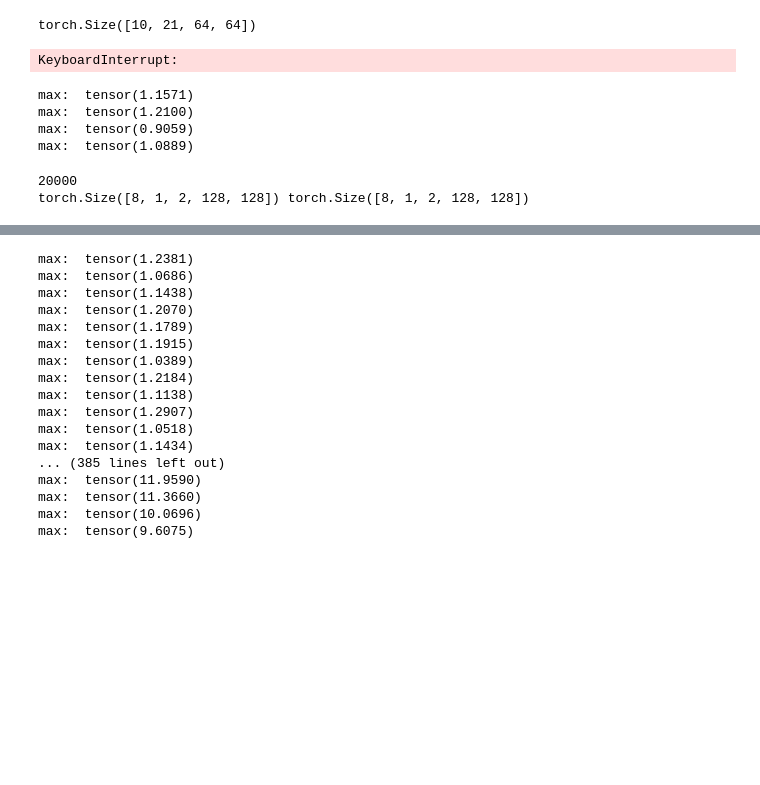
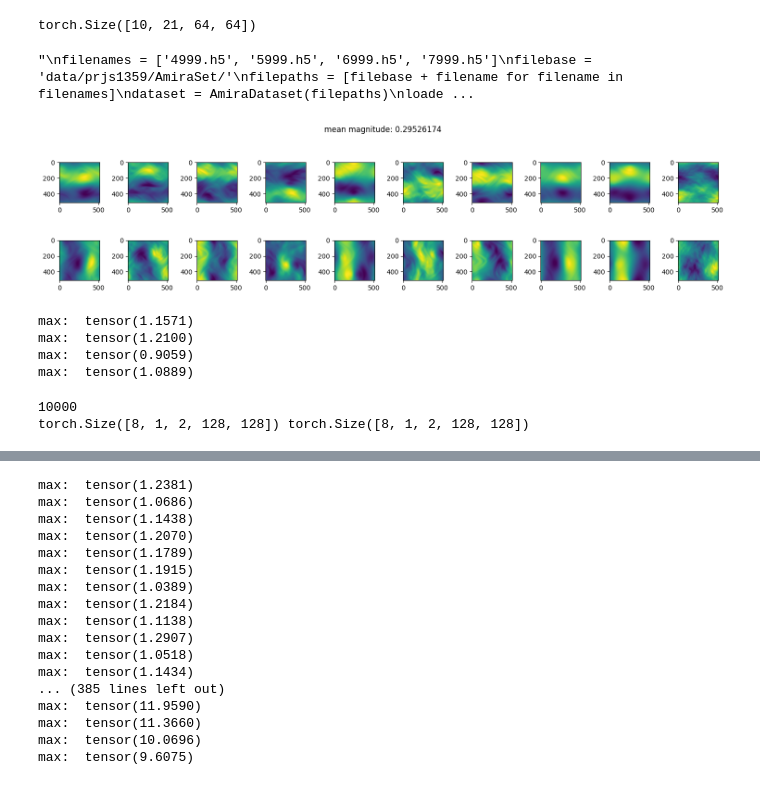
Before and after one commit to tpharmsen/AutoregressiveNeuralOperators, a Jupyter notebook: test.ipynb, the cells around one changed output, grey strips where cells are left out. Cells and saved outputs as stored; diff of their text form; code cells hidden in the pictures; blank space fills up the shorter version.

Commit message:
pull dataset func

```diff
--- a/test.ipynb
+++ b/test.ipynb
@@ -87,7 +87,7 @@ class AmiraDataset(Dataset):
 
         return data.unsqueeze(0), label.unsqueeze(0)
 
-
+'''
 filenames = ['4999.h5', '5999.h5', '6999.h5', '7999.h5']
 filebase = 'data/prjs1359/AmiraSet/'
 filepaths = [filebase + filename for filename in filenames]
@@ -96,8 +96,25 @@ loader = DataLoader(dataset, batch_size=8, shuffle=False)
 for x, y in loader:
     print(x.shape, y.shape)
     break
+'''
 # %% [output]
-KeyboardInterrupt:
+"\nfilenames = ['4999.h5', '5999.h5', '6999.h5', '7999.h5']\nfilebase = 'data/prjs1359/AmiraSet/'\nfilepaths = [filebase + filename for filename in filenames]\ndataset = AmiraDataset(filepaths)\nloade ...
+# %%
+dataloader = DataLoader(dataset, batch_size=100, shuffle=True)
+for x, y in dataloader:
+    break
+def plotvelxy(data):
+    fig, ax = plt.subplots(2,10, figsize=(15,4))
+    for i in range(10):
+        ax[0,i].imshow(x[i,0,0,:,:])
+        ax[1,i].imshow(x[i,0,1,:,:])
+    absmean = x.abs().mean()
+    plt.suptitle("mean magnitude: " + str(absmean.numpy()))
+    plt.tight_layout()
+    plt.show()
+plotvelxy(x)
+# %% [output]
+[figure, added]
 # %%
 loader = DataLoader(dataset, batch_size=1000, shuffle=False)
 for x, y in loader:
@@ -148,7 +165,7 @@ class PDEBenchCompDataset(Dataset):
 
 
 
-filenames = ['2D_CFD_Rand_M0.1_Eta0.01_Zeta0.01_periodic_128_Train.hdf5', '2D_CFD_Rand_M1.0_Eta0.01_Zeta0.01_periodic_128_Train.hdf5']
+filenames = ['2D_CFD_Rand_M0.1_Eta0.01_Zeta0.01_periodic_128_Train.hdf5']#, '2D_CFD_Rand_M1.0_Eta0.01_Zeta0.01_periodic_128_Train.hdf5']
 filebase = 'data/prjs1359/PDEBench-Comp/'
 filepaths = [filebase + filename for filename in filenames]
 dataset = PDEBenchCompDataset(filepaths)
@@ -157,5 +174,5 @@ for x, y in loader:
     print(x.shape, y.shape)
     break
 # %% [output]
-20000
+10000
 torch.Size([8, 1, 2, 128, 128]) torch.Size([8, 1, 2, 128, 128])
```
Also changed, not shown: parts of 7 cells of this notebook, 1 other file.
